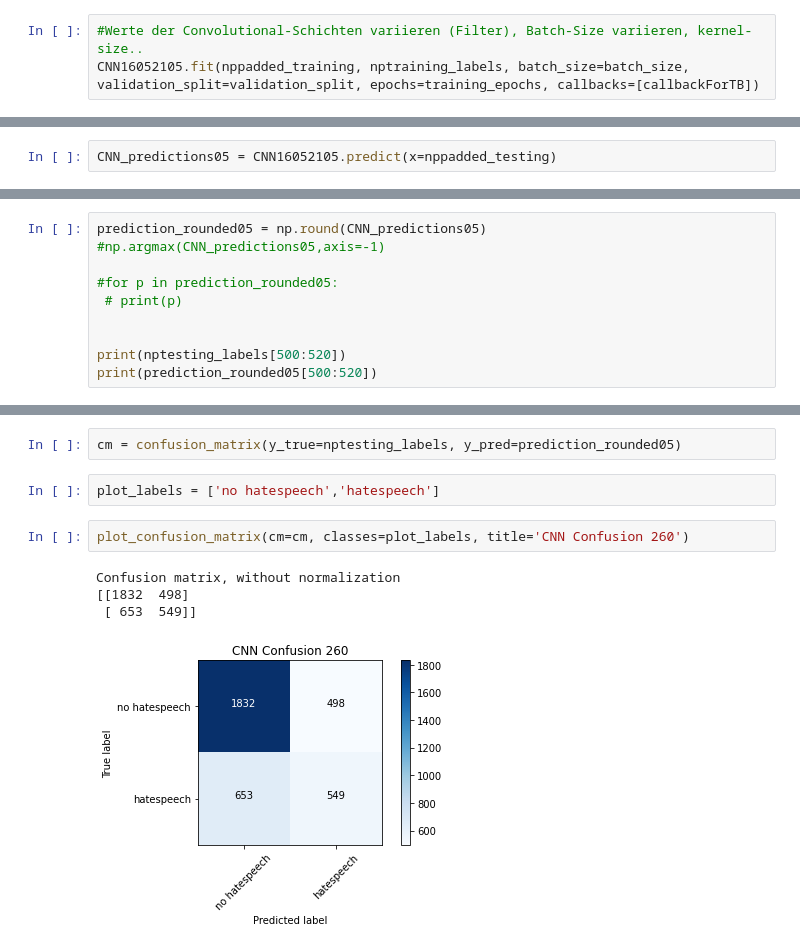
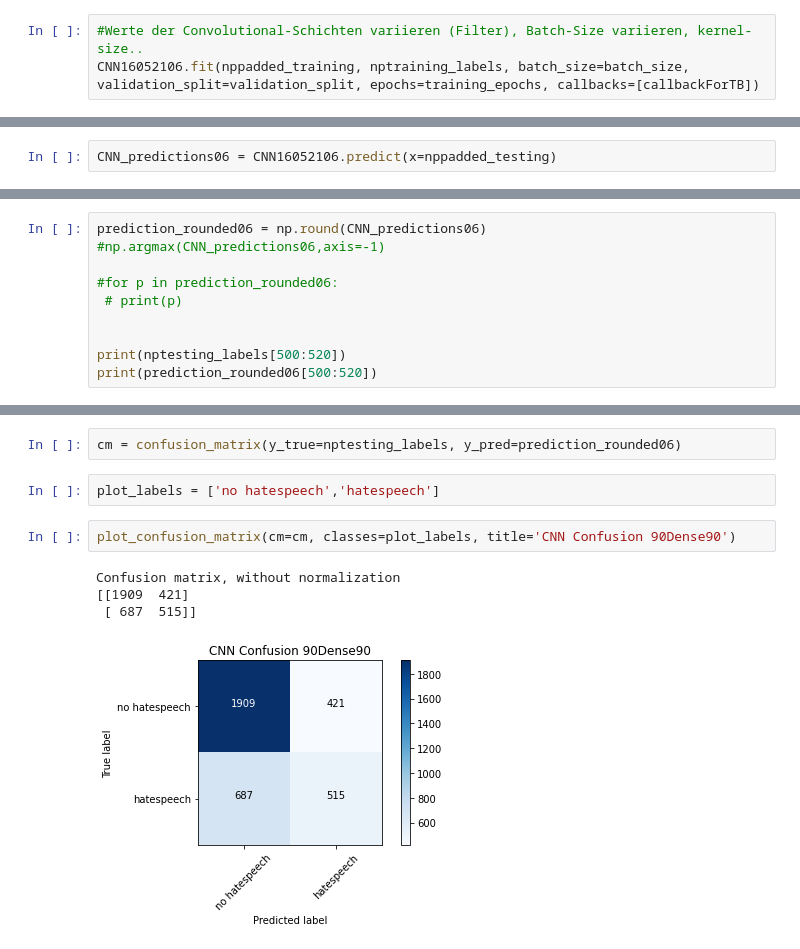
Before and after one commit to BiancaStadl/ProjektarbeitML, a Jupyter notebook: CNN_embedded.ipynb, the cells around one changed output, grey strips where cells are left out. Drawn from its saved outputs; the diff is of its cells as text.

```diff
--- a/CNN_embedded.ipynb
+++ b/CNN_embedded.ipynb
@@ -519,6 +519,6 @@ batch_size = 40
 validation_split=0.2
 # %%
 #Werte der Convolutional-Schichten variieren (Filter), Batch-Size variieren, kernel-size..
-CNN16052105.fit(nppadded_training, nptraining_labels, batch_size=batch_size, validation_split=validation_split, epochs=training_epochs, callbacks=[callbackForTB])
+CNN16052106.fit(nppadded_training, nptraining_labels, batch_size=batch_size, validation_split=validation_split, epochs=training_epochs, callbacks=[callbackForTB])
 # %% [output]
 Epoch 1/30
@@ -553,5 +553,5 @@ metrics_f1) = CNN16052105.evaluate(nppadded_testing, nptesting_labels, verbose=1
 make some predictions of test data and save it to variable. verbose=0 -> do not generate output
 Gute Quelle: https://deeplizard.com/learn/video/2f-NjDUvZIE
 # %%
-CNN_predictions05 = CNN16052105.predict(x=nppadded_testing)
+CNN_predictions06 = CNN16052106.predict(x=nppadded_testing)
 # %%
@@ -560,15 +560,15 @@ CNN_predictions05 = CNN16052105.predict(x=nppadded_testing)
 # %% [markdown]
 rounded predictions: give prediction value of most likely prediction (0 or 1). Printing the output of rounded prediction shows the prediction made by the model on the data (which output is most likely)
 # %%
-prediction_rounded05 = np.round(CNN_predictions05)
-#np.argmax(CNN_predictions05,axis=-1)
+prediction_rounded06 = np.round(CNN_predictions06)
+#np.argmax(CNN_predictions06,axis=-1)
 
-#for p in prediction_rounded05:
+#for p in prediction_rounded06:
  # print(p)
 
 
 print(nptesting_labels[500:520])
-print(prediction_rounded05[500:520])
+print(prediction_rounded06[500:520])
 # %% [output]
 [0 0 0 0 0 0 1 0 0 0 0 1 0 0 0 1 0 1 0 1]
 [[0.]
@@ -629,13 +629,13 @@ def plot_confusion_matrix(cm, classes,
     plt.ylabel('True label')
     plt.xlabel('Predicted label')
 # %%
-cm = confusion_matrix(y_true=nptesting_labels, y_pred=prediction_rounded05)
+cm = confusion_matrix(y_true=nptesting_labels, y_pred=prediction_rounded06)
 # %%
 plot_labels = ['no hatespeech','hatespeech']
 # %%
-plot_confusion_matrix(cm=cm, classes=plot_labels, title='CNN Confusion 260')
+plot_confusion_matrix(cm=cm, classes=plot_labels, title='CNN Confusion 90Dense90')
 # %% [output]
 Confusion matrix, without normalization
-[[1832  498]
- [ 653  549]]
+[[1909  421]
+ [ 687  515]]
-[figure, old version]
+[figure, new version]
```
Also changed, not shown: parts of 6 cells of this notebook.
